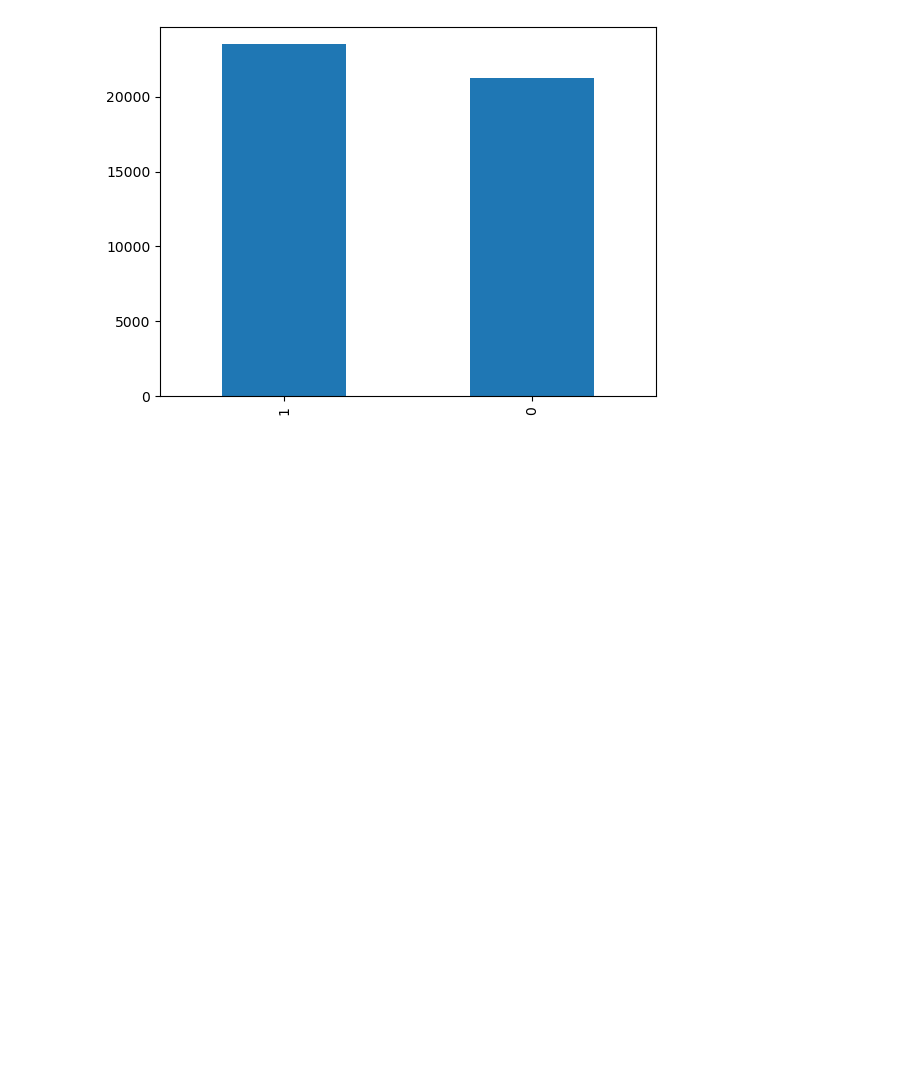
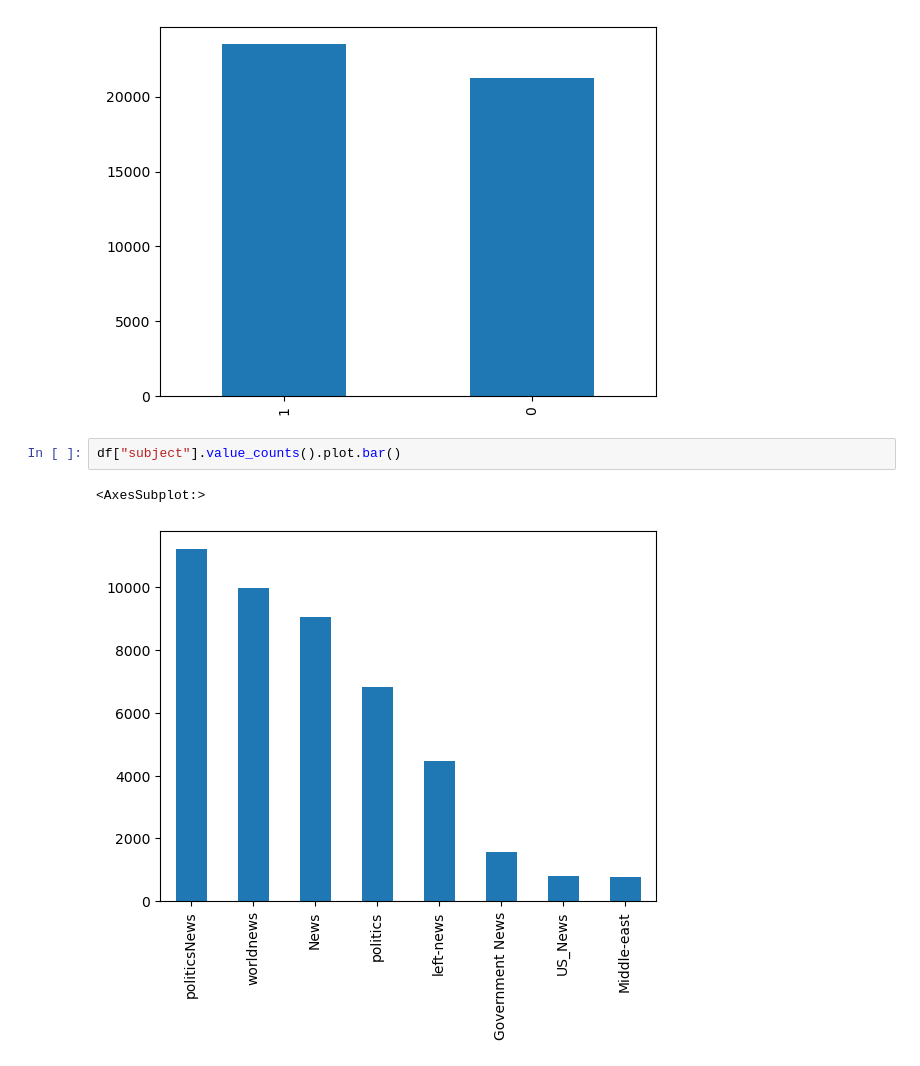
Before and after one commit to MaukanMir/Fake-News-Sentiment-Analysis, a Jupyter notebook: training.ipynb, the cells around one changed output. Saved outputs shown, nothing was run; the diff lists cells and outputs as text; blank space fills up the shorter version.

```diff
--- a/training.ipynb
+++ b/training.ipynb
@@ -277,3 +277,8 @@ check_class_imbalance(df, df['target'], 'target')
 Class=0, Count=21211, Percentage=47.464%
 Class=1, Count=23478, Percentage=52.536%
 [figure]
+# %%
+df["subject"].value_counts().plot.bar()
+# %% [output]
+<AxesSubplot:>
+[figure, added]
```
